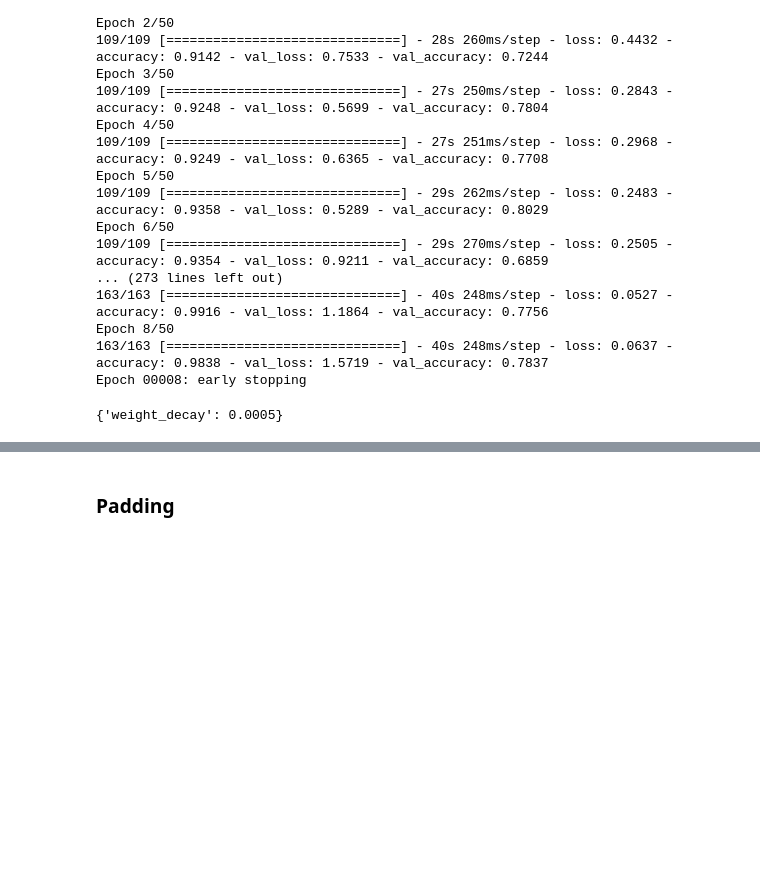
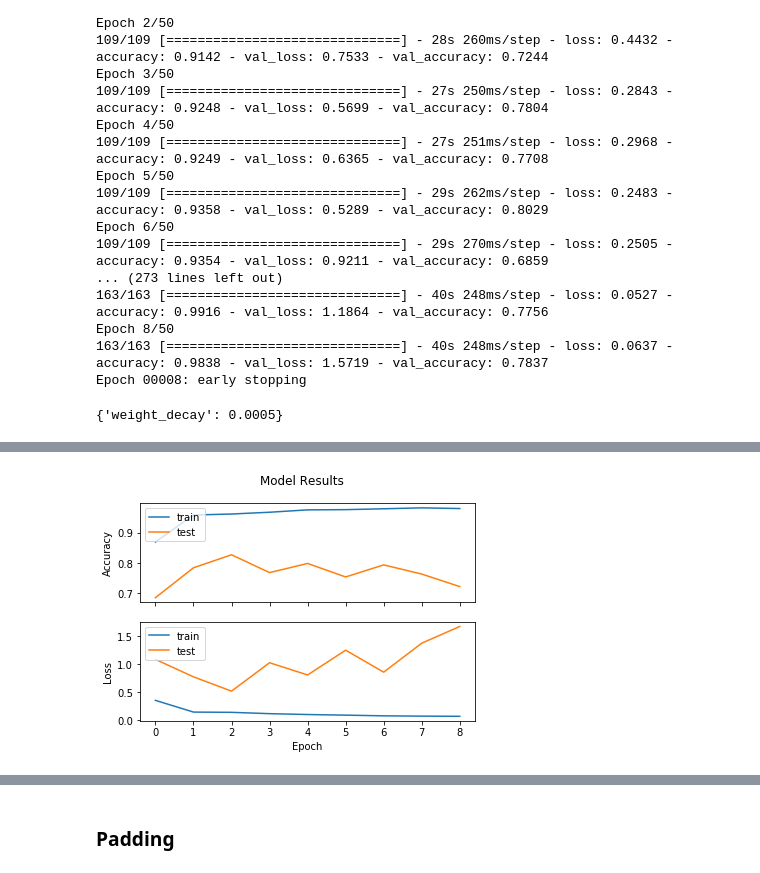
Before and after one commit to jingyunw/CNN_Image_Classification, a Jupyter notebook: Pneumonia_Detection_Deep_Learning.ipynb, the cells around one changed output, grey strips where cells are left out. Drawn from its saved outputs; the diff is of its cells as text; code cells hidden in the pictures; blank space fills up the shorter version.

```diff
--- a/Pneumonia_Detection_Deep_Learning.ipynb
+++ b/Pneumonia_Detection_Deep_Learning.ipynb
@@ -739,0 +765,29 @@ grid_history.best_params_
+# %%
+L2_best = models.Sequential()
+L2_best.add(layers.Conv2D(32, (3, 3), kernel_regularizer=regularizers.l2(0.0005),
+                                      activation='relu', input_shape=X_train.shape[1:]))
+L2_best.add(layers.MaxPooling2D((2, 2)))
+
+L2_best.add(layers.Conv2D(64, (3, 3), kernel_regularizer=regularizers.l2(0.0005), activation='relu'))
+L2_best.add(layers.MaxPooling2D((2, 2)))
+
+L2_best.add(layers.Conv2D(128, (3, 3), kernel_regularizer=regularizers.l2(0.0005), activation='relu'))
+L2_best.add(layers.MaxPooling2D((2, 2)))
+
+L2_best.add(layers.Flatten())
+L2_best.add(layers.Dense(128, activation='relu'))
+L2_best.add(layers.Dense(1, activation='sigmoid'))
+
+L2_best.compile(optimizer='adam',
+                loss='binary_crossentropy',
+                metrics=['accuracy'])
+# %%
+es_L2_best = [EarlyStopping(monitor='val_accuracy', mode='max', verbose=1, patience=6),
+              ModelCheckpoint(filepath='saved_models/L2_best.h5',
+                         monitor='val_accuracy', mode='max', verbose=1, save_best_only=True)]
+# %%
+L2_best_history = L2_best.fit(X_train, y_train,
+                              epochs=50,
+                              batch_size=32,
+                              callbacks=es_L2_best,
+                              validation_data=(X_test, y_test))
@@ -740,3 +812,5 @@ grid_history.best_params_
 # %%
-visualize_training_results(L2_reg_history)
+visualize_training_results(L2_best_history)
+# %% [output]
+[figure, added]
 # %%
```
Also changed, not shown: parts of 5 cells of this notebook.
